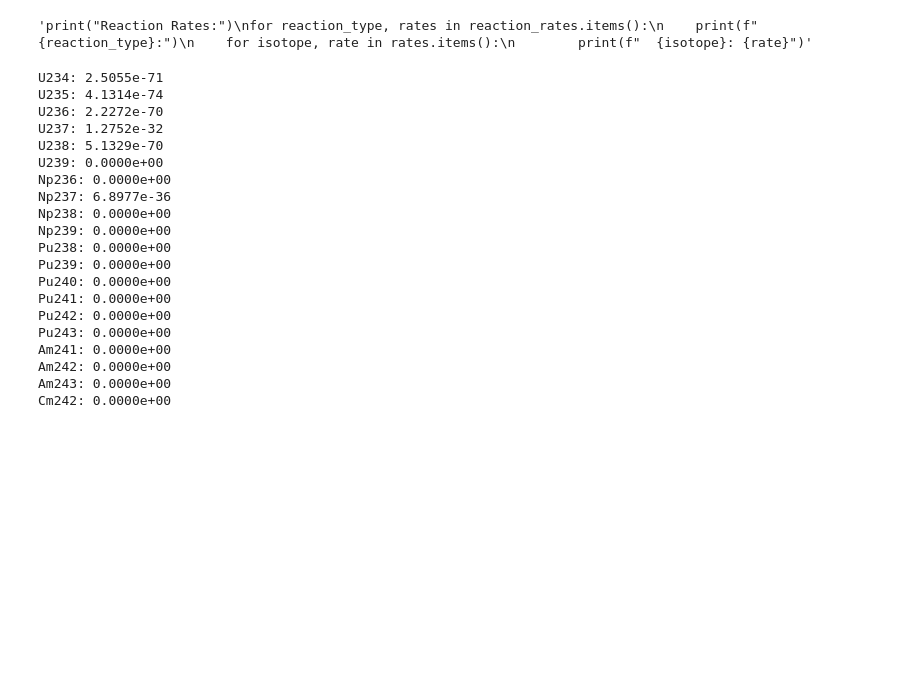
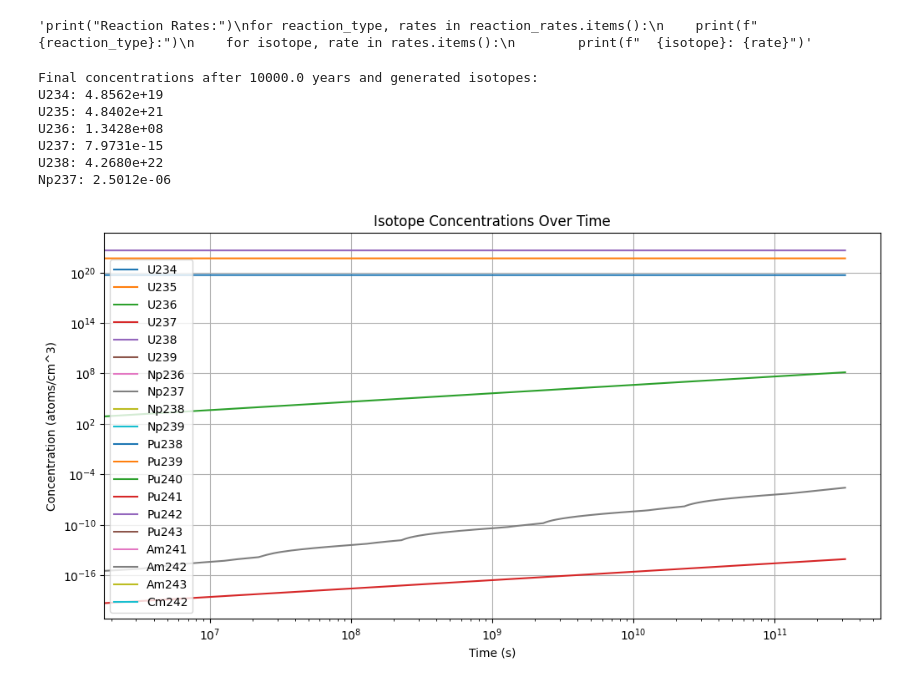
Before and after one commit to AbhinandSatish/Nuclear_Ractor_BurnUp, a Jupyter notebook: U-238_Burnup Model.ipynb, the cells around one changed output. Drawn from its saved outputs; the diff is of its cells as text; code cells hidden in the pictures; blank space fills up the shorter version.

```diff
--- a/U-238_Burnup Model.ipynb
+++ b/U-238_Burnup Model.ipynb
@@ -48,8 +48,7 @@ n2n_data = load_cross_section_data('n2n_Cross_Section_Data.csv')
 
 #Build a dictionary for each reaction type
 absorption_data = {isotope: data for isotope, data in absorption_data.items() if isotope in isotopes}
-capture_data = {isotope: data for isotope, data in capture_data.items() if isotope
-in isotopes}
+capture_data = {isotope: data for isotope, data in capture_data.items() if isotope in isotopes}
 n2n_data = {isotope: data for isotope, data in n2n_data.items() if isotope in isotopes}
 # Create a dictionary to hold all cross-section data
 cross_section_data = {
@@ -69,15 +68,16 @@ for iso in isotopes:
     # Add capture (n, gamma) if available
     if iso in cross_section_data['capture']:
         print(f"Adding capture data for {iso}")
-        isotopes[iso]['n_gamma'] = cross_section_data['capture'][iso]
+        # Convert barns to cm^2
+        isotopes[iso]['n_gamma'] = [x * 1.0e-24 for x in cross_section_data['capture'][iso]]
     # Add n,2n if available
     if iso in cross_section_data['n2n']:
         print(f"Adding n2n data for {iso}")
-        isotopes[iso]['n_2n'] = cross_section_data['n2n'][iso]
+        isotopes[iso]['n_2n'] = [x * 1.0e-24 for x in cross_section_data['n2n'][iso]]
     # Add absorption (n_fission) if available
     if iso in cross_section_data['absorption']:
         print(f"Adding absorption data for {iso}")
-        isotopes[iso]['n_fission'] = cross_section_data['absorption'][iso]
+        isotopes[iso]['n_fission'] = [x * 1.0e-24 for x in cross_section_data['absorption'][iso]]
 
 print("isotopes:", isotopes)
 # %% [output]
@@ -136,24 +136,24 @@ def compute_groupwise_reaction_rates(isotopes, isotope_concentrations, flux, flu
         dict: Dictionary with keys 'capture', 'absorption', 'n2n', each mapping to {isotope: rates array}.
     """
     rates = {'capture': {}, 'absorption': {}, 'n2n': {}}
-    for isotope, concentration in isotope_concentrations.items():
+    for isotope in isotope_concentrations:
         if isotope in isotopes:
             # (n, gamma)
             n_gamma = isotopes[isotope].get('n_gamma', 0.0)
             if isinstance(n_gamma, (list, np.ndarray)):
-                rates['capture'][isotope] = concentration * flux * np.array(n_gamma) / flux_sum
+                rates['capture'][isotope] = flux * np.array(n_gamma) / flux_sum
             else:
                 rates['capture'][isotope] = np.zeros_like(flux)
             # (n, fission)
             n_fission = isotopes[isotope].get('n_fission', 0.0)
             if isinstance(n_fission, (list, np.ndarray)):
-                rates['absorption'][isotope] = concentration * flux * np.array(n_fission) / flux_sum
+                rates['absorption'][isotope] = flux * np.array(n_fission) / flux_sum
             else:
                 rates['absorption'][isotope] = np.zeros_like(flux)
             # (n,2n)
             n_2n = isotopes[isotope].get('n_2n', 0.0)
             if isinstance(n_2n, (list, np.ndarray)):
-                rates['n2n'][isotope] = concentration * flux * np.array(n_2n) / flux_sum
+                rates['n2n'][isotope] = flux * np.array(n_2n) / flux_sum
             else:
                 rates['n2n'][isotope] = np.zeros_like(flux)
         else:
@@ -248,37 +247,46 @@ def odes(t, N):
 # %%
 # Define the burnup model parameters
 years = float(input("Enter burnup duration in years (e.g., 10): "))
 T_end = years * 365.25 * 24 * 3600  # convert
 # years to seconds
 # Time evaluation points
-t_eval = np.linspace(0, T_end, 1000)
+t_eval = np.linspace(0, T_end, 100000)
 
 #call the ODE solver
 sol = solve_ivp(odes, [0, T_end], N0, t_eval=t_eval, method='BDF')
 # Ensure all concentrations are non-negative
 sol.y = np.abs(sol.y)
 # Output the final concentrations
+print(f"Final concentrations after {years} years and generated isotopes:")
+for i, iso in enumerate(isotope_list):
+    val = sol.y[i][-1]
+    if val != 0.0:
+        print(f"{iso}: {val:.4e}")
+#plot
+plt.figure(figsize=(12, 6))
+for i, iso in enumerate(isotope_list):
+    plt.plot(sol.t, sol.y[i], label=iso)
+plt.xlabel('Time (s)')
+plt.ylabel('Concentration (atoms/cm^3)')
+plt.title('Isotope Concentrations Over Time')
+plt.xscale('log')
+plt.yscale('log')
+plt.legend()
+plt.grid()
+plt.show()
+
+
+
+print("\nFinal concentrations of all 19 isotopes after burnup:")
 for i, iso in enumerate(isotope_list):
     val = sol.y[i][-1]
     print(f"{iso}: {val:.4e}")
 # %% [output]
-U234: 2.5055e-71
-U235: 4.1314e-74
-U236: 2.2272e-70
-U237: 1.2752e-32
-U238: 5.1329e-70
-U239: 0.0000e+00
-Np236: 0.0000e+00
-Np237: 6.8977e-36
-Np238: 0.0000e+00
-Np239: 0.0000e+00
-Pu238: 0.0000e+00
-Pu239: 0.0000e+00
-Pu240: 0.0000e+00
-Pu241: 0.0000e+00
-Pu242: 0.0000e+00
-Pu243: 0.0000e+00
-Am241: 0.0000e+00
-Am242: 0.0000e+00
-Am243: 0.0000e+00
-Cm242: 0.0000e+00
+Final concentrations after 10000.0 years and generated isotopes:
+U234: 4.8562e+19
+U235: 4.8402e+21
+U236: 1.3428e+08
+U237: 7.9731e-15
+U238: 4.2680e+22
+Np237: 2.5012e-06
+[figure, added]
```
Also changed, not shown: parts of 4 cells of this notebook.
